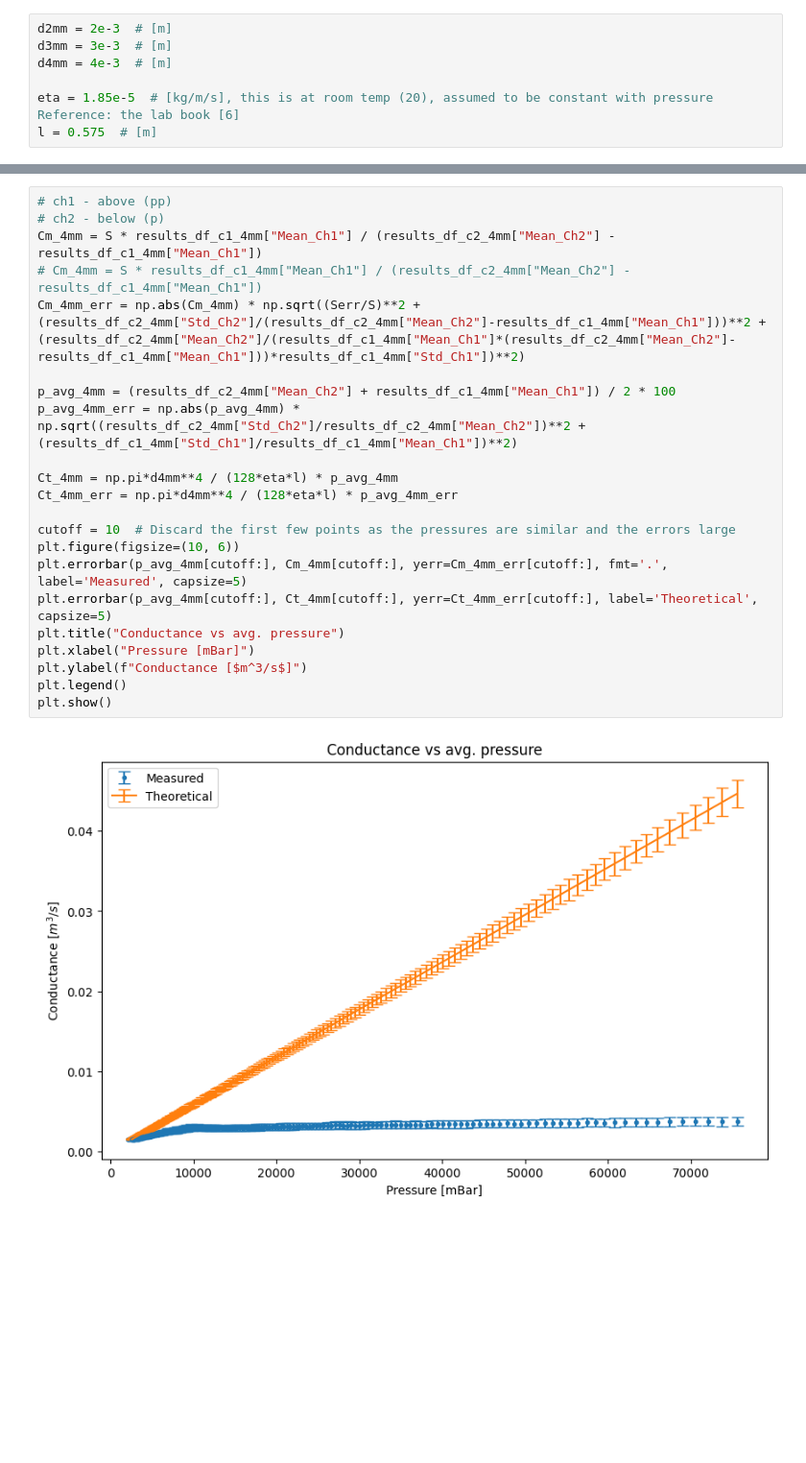
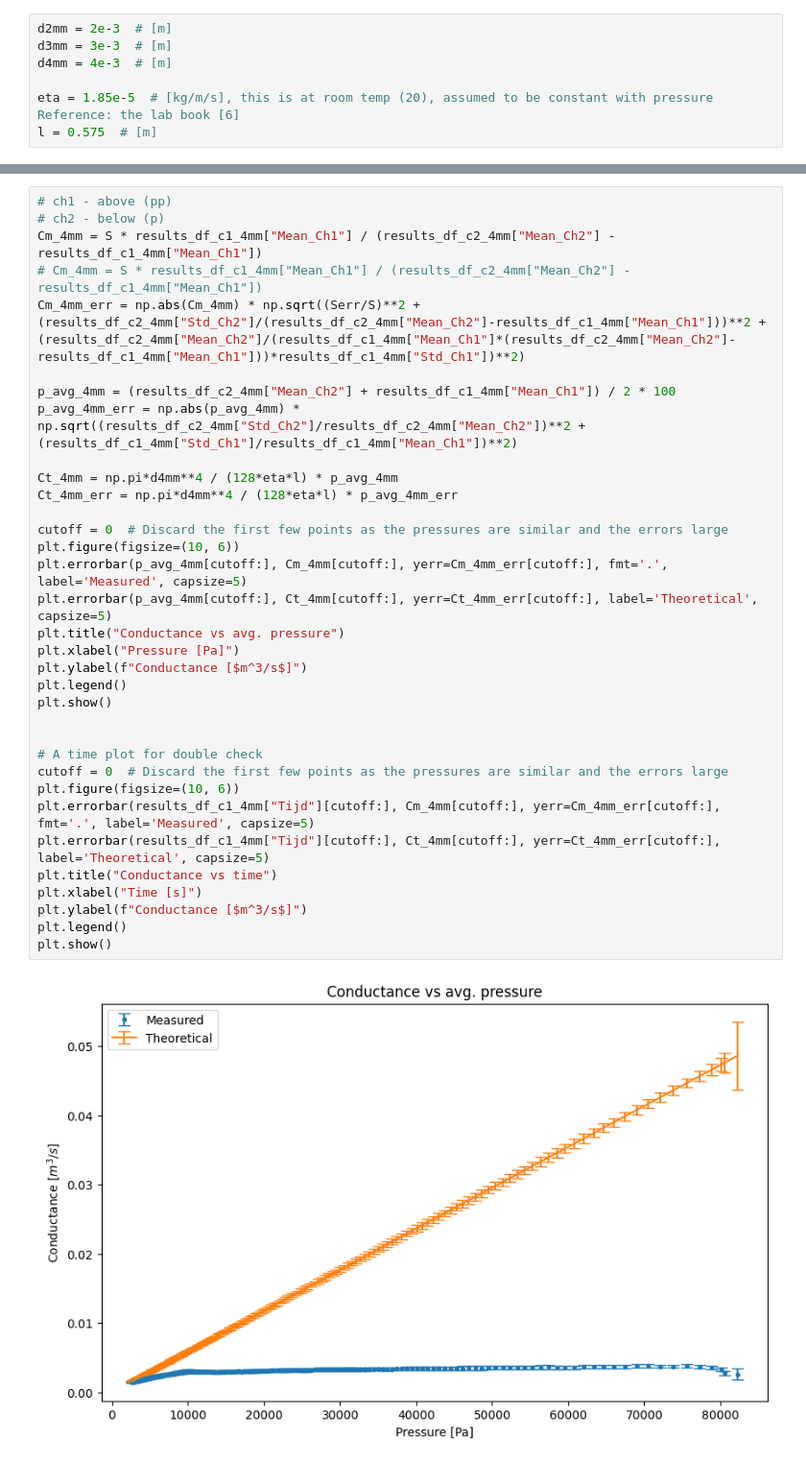
Before and after one commit to MartinOpat/Phys-Lab-Adv, a Jupyter notebook: data_processing.ipynb, the cells around one changed output, grey strips where cells are left out. Shown at 96% size. Drawn from its saved outputs; the diff is of its cells as text; blank space fills up the shorter version.

```diff
--- a/data_processing.ipynb
+++ b/data_processing.ipynb
@@ -447,24 +464,36 @@ plt.show()
 # %%
 # ch1 - above (pp)
 # ch2 - below (p)
 Cm_4mm = S * results_df_c1_4mm["Mean_Ch1"] / (results_df_c2_4mm["Mean_Ch2"] - results_df_c1_4mm["Mean_Ch1"])
 # Cm_4mm = S * results_df_c1_4mm["Mean_Ch1"] / (results_df_c2_4mm["Mean_Ch2"] - results_df_c1_4mm["Mean_Ch1"])
 Cm_4mm_err = np.abs(Cm_4mm) * np.sqrt((Serr/S)**2 + (results_df_c2_4mm["Std_Ch2"]/(results_df_c2_4mm["Mean_Ch2"]-results_df_c1_4mm["Mean_Ch1"]))**2 + (results_df_c2_4mm["Mean_Ch2"]/(results_df_c1_4mm["Mean_Ch1"]*(results_df_c2_4mm["Mean_Ch2"]-results_df_c1_4mm["Mean_Ch1"]))*results_df_c1_4mm["Std_Ch1"])**2)
 
 p_avg_4mm = (results_df_c2_4mm["Mean_Ch2"] + results_df_c1_4mm["Mean_Ch1"]) / 2 * 100
 p_avg_4mm_err = np.abs(p_avg_4mm) * np.sqrt((results_df_c2_4mm["Std_Ch2"]/results_df_c2_4mm["Mean_Ch2"])**2 + (results_df_c1_4mm["Std_Ch1"]/results_df_c1_4mm["Mean_Ch1"])**2)
 
 Ct_4mm = np.pi*d4mm**4 / (128*eta*l) * p_avg_4mm
 Ct_4mm_err = np.pi*d4mm**4 / (128*eta*l) * p_avg_4mm_err
 
-cutoff = 10  # Discard the first few points as the pressures are similar and the errors large
+cutoff = 0  # Discard the first few points as the pressures are similar and the errors large
 plt.figure(figsize=(10, 6))
 plt.errorbar(p_avg_4mm[cutoff:], Cm_4mm[cutoff:], yerr=Cm_4mm_err[cutoff:], fmt='.', label='Measured', capsize=5)
 plt.errorbar(p_avg_4mm[cutoff:], Ct_4mm[cutoff:], yerr=Ct_4mm_err[cutoff:], label='Theoretical', capsize=5)
 plt.title("Conductance vs avg. pressure")
-plt.xlabel("Pressure [mBar]")
+plt.xlabel("Pressure [Pa]")
 plt.ylabel(f"Conductance [$m^3/s$]")
 plt.legend()
 plt.show()
+
+
+# A time plot for double check
+cutoff = 0  # Discard the first few points as the pressures are similar and the errors large
+plt.figure(figsize=(10, 6))
+plt.errorbar(results_df_c1_4mm["Tijd"][cutoff:], Cm_4mm[cutoff:], yerr=Cm_4mm_err[cutoff:], fmt='.', label='Measured', capsize=5)
+plt.errorbar(results_df_c1_4mm["Tijd"][cutoff:], Ct_4mm[cutoff:], yerr=Ct_4mm_err[cutoff:], label='Theoretical', capsize=5)
+plt.title("Conductance vs time")
+plt.xlabel("Time [s]")
+plt.ylabel(f"Conductance [$m^3/s$]")
+plt.legend()
+plt.show()
 # %% [output]
-[figure, old version]
+[figure, new version]
```
Also changed, not shown: parts of 10 cells of this notebook.
